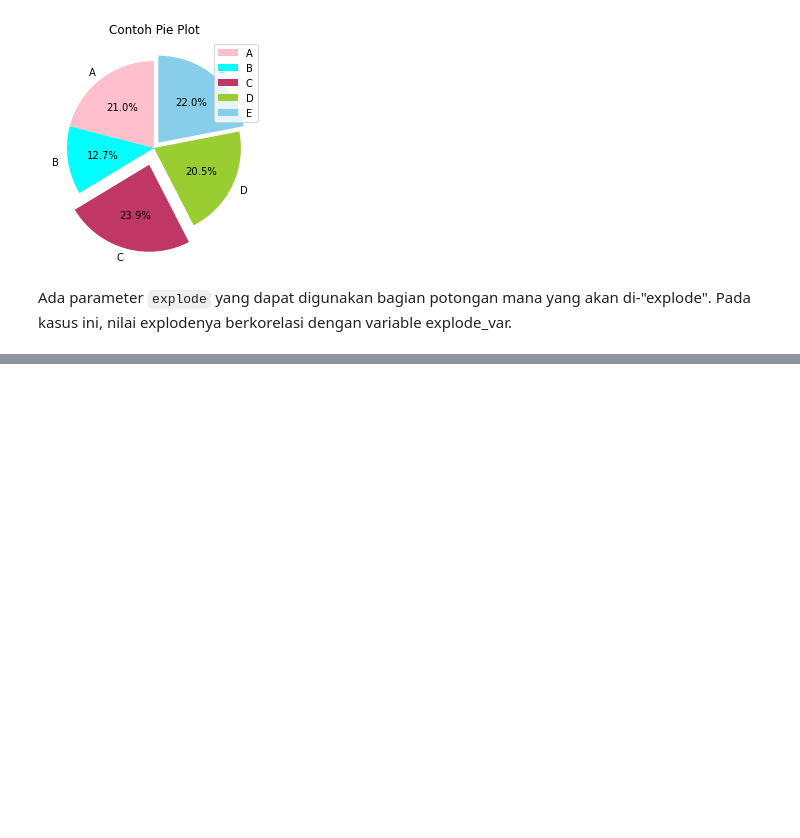
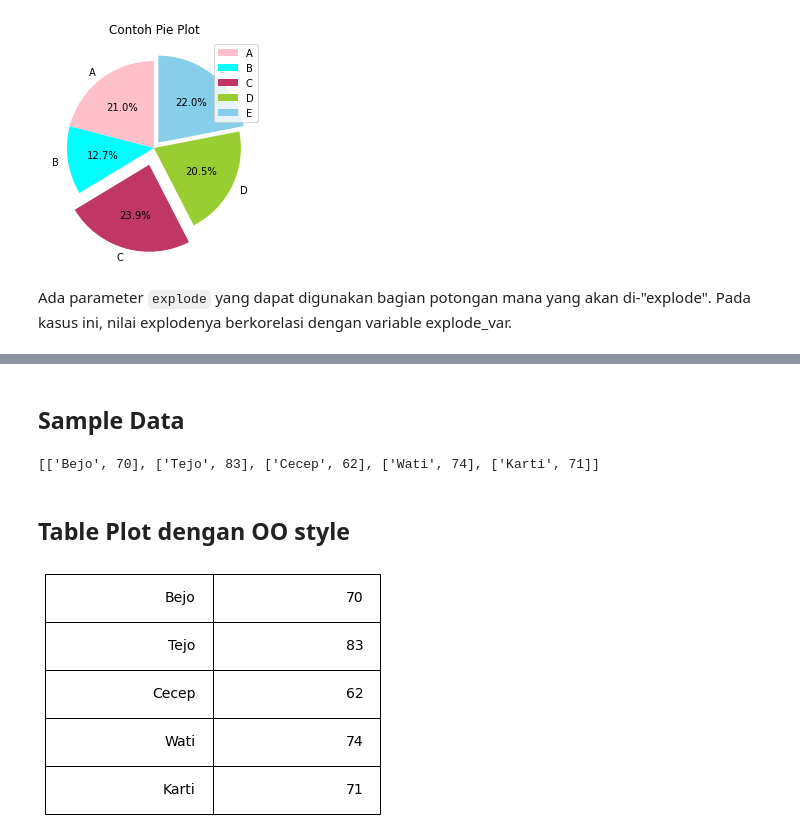
Before and after one commit to medievalgoose/matplotlib, a Jupyter notebook: Matplotlib-Week4.ipynb, the cells around one changed output, grey strips where cells are left out. Cells and saved outputs as stored; diff of their text form; code cells hidden in the pictures; blank space fills up the shorter version.

Commit message:
Tambahan materi cara membuat table plot

```diff
--- a/Matplotlib-Week4.ipynb
+++ b/Matplotlib-Week4.ipynb
@@ -225,0 +238,29 @@ Ada parameter `explode` yang dapat digunakan bagian potongan mana yang akan di-"
+# %% [markdown]
+## Sample Data
+# %%
+data_uas = [
+    ['Bejo', 70],
+    ['Tejo', 83],
+    ['Cecep', 62],
+    ['Wati', 74],
+    ['Karti', 71]
+]
+
+data_uas
+# %% [output]
+[['Bejo', 70], ['Tejo', 83], ['Cecep', 62], ['Wati', 74], ['Karti', 71]]
+# %% [markdown]
+## Table Plot dengan OO style
+# %%
+fig, ax = plt.subplots()
+
+table = plt.table(cellText=data_uas, loc='center')
+
+table.set_fontsize(14) #Mengatur ukuran huruf.
+table.scale(1, 4) #ukuran kolom dan baris
+
+ax.axis(False) #Untuk menghilangkan sumbu x dan sumbu y.
+
+plt.show()
+# %% [output]
+[figure, added]
```
Also changed, not shown: parts of 9 cells of this notebook.
